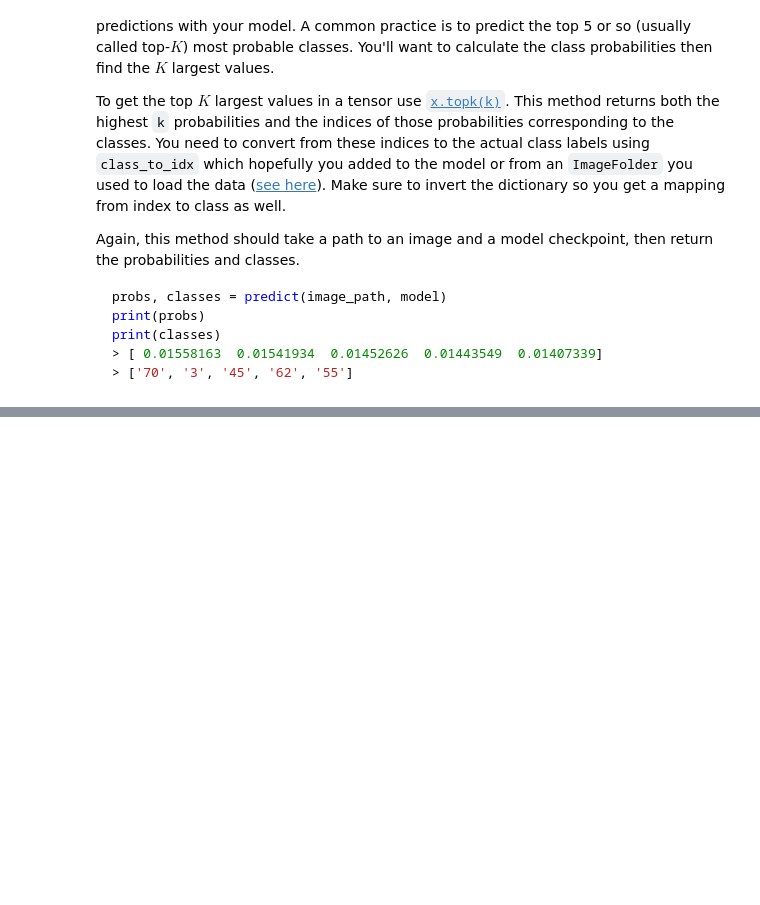
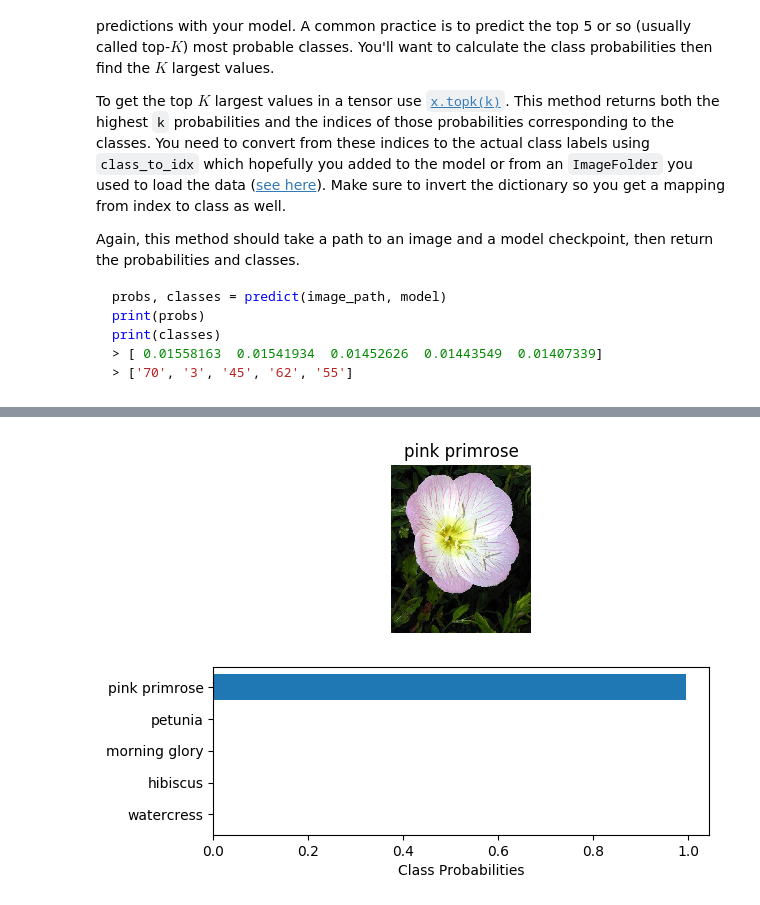
Before and after one commit to theThing92/image_classifier, a Jupyter notebook: Image Classifier Project.ipynb, the cells around one changed output, grey strips where cells are left out. Cells and saved outputs as stored; diff of their text form; code cells hidden in the pictures; blank space fills up the shorter version.

```diff
--- a/Image Classifier Project.ipynb
+++ b/Image Classifier Project.ipynb
@@ -215,6 +369,11 @@ Remember that you'll want to completely rebuild the model later so you can use i
 At this point it's good to write a function that can load a checkpoint and rebuild the model. That way you can come back to this project and keep working on it without having to retrain the network.
 # %%
 # TODO: Write a function that loads a checkpoint and rebuilds the model
+def load_model(path):
+    return torch.load(path)
+
+
+model_loaded = load_model(model_path)
 # %% [markdown]
 # Inference for classification
 
@@ -305,0 +515,27 @@ You can convert from the class integer encoding to actual flower names with the
+# %%
+# TODO: Display an image along with the top 5 classes
+top_classes, top_probs = predict(img_path, model_loaded)
+image = Image.open(img_path)
+processed_image = process_image(image)
+real_image_label = img_path.split("/")[-2]
+real_image_label = cat_to_name[real_image_label]
+
+top_probs.reverse()
+top_classes_names = [cat_to_name[c] for c in top_classes]
+top_classes_names.reverse()
+
+
+plt.figure(1)
+plt.subplot(211)
+plt.title(real_image_label)
+plt.imshow(image)
+plt.axis("off")
+
+plt.subplot(212)
+plt.barh(top_classes_names, top_probs)
+plt.xlabel('Class Probabilities')
+
+plt.savefig("test_prediction.png")
+plt.show()
+# %% [output]
+[figure, added]
```
Also changed, not shown: parts of 22 cells of this notebook, 1 other file.
